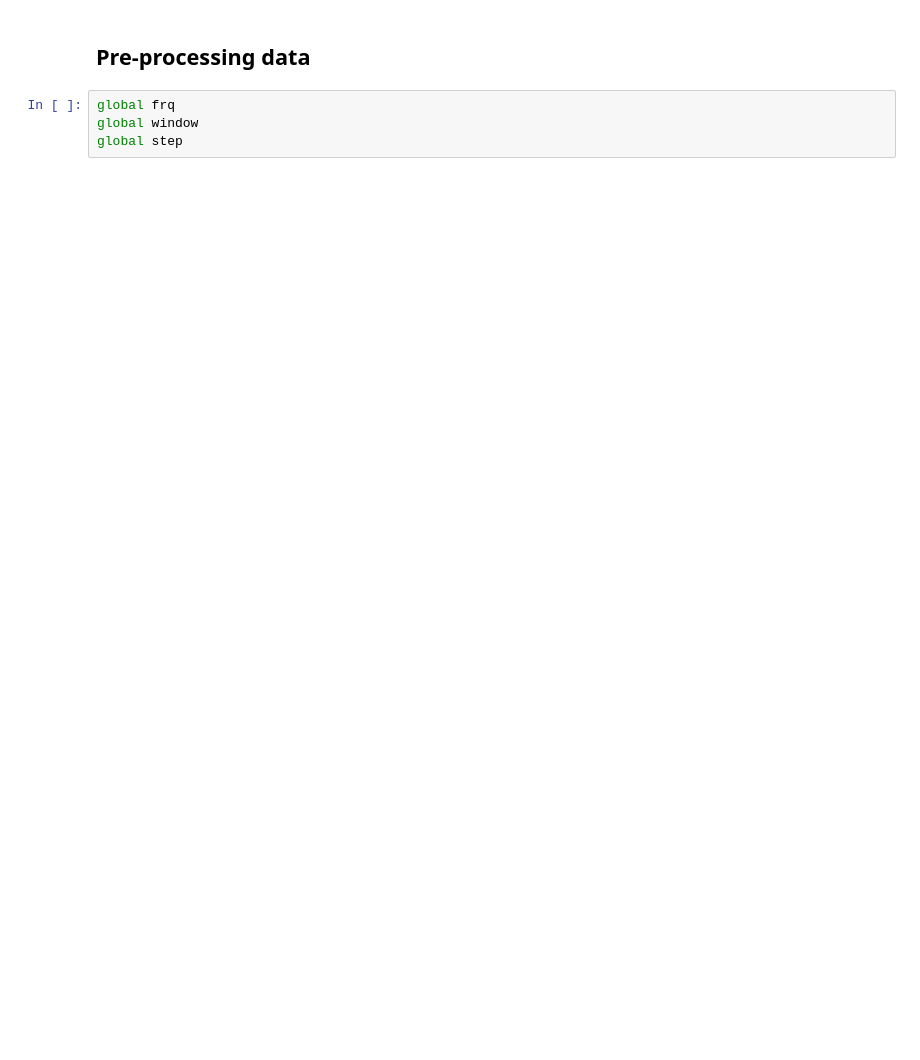
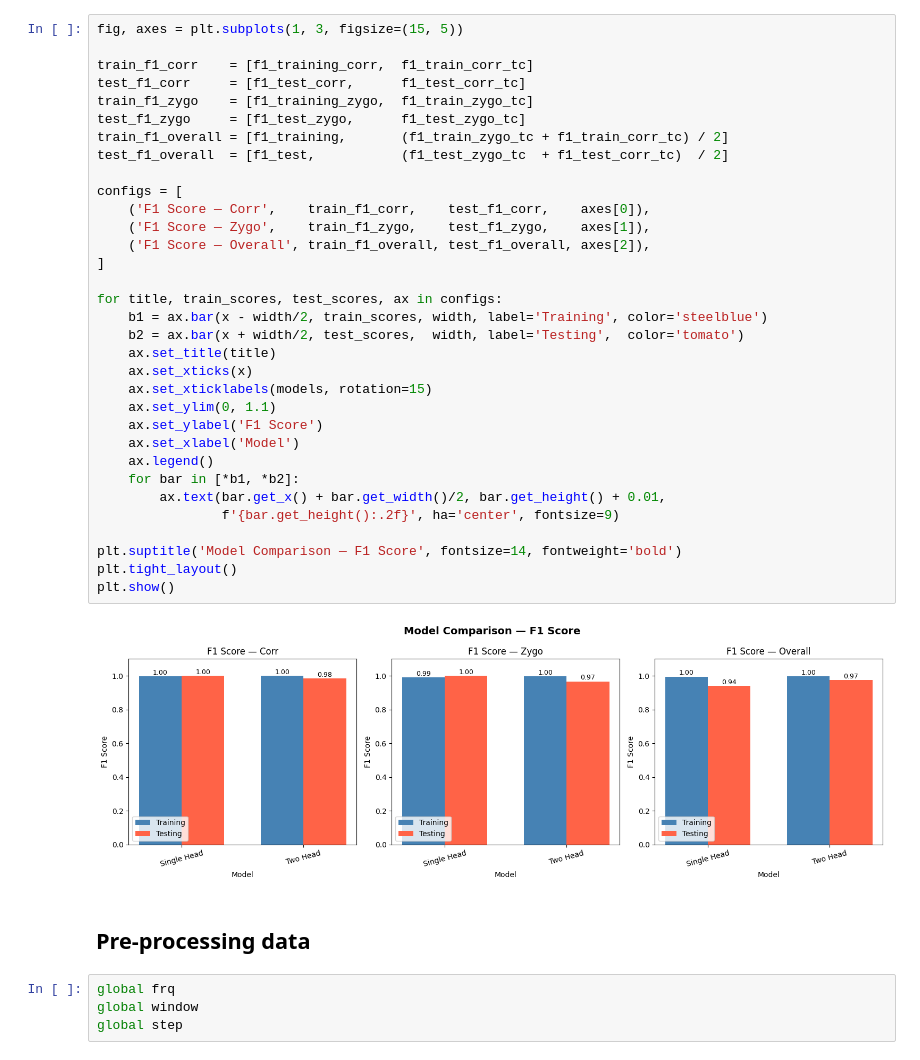
Before and after one commit to zeynoozkaya/SoundSleep, a Jupyter notebook: healthy_data_testing.ipynb, the cells around one changed output. Cells and saved outputs as stored; diff of their text form; blank space fills up the shorter version.

```diff
--- a/healthy_data_testing.ipynb
+++ b/healthy_data_testing.ipynb
@@ -101,3 +540,38 @@ model_contraction = results_single_head_contraction["models"][-1]
+# %%
+fig, axes = plt.subplots(1, 3, figsize=(15, 5))
+
+train_f1_corr    = [f1_training_corr,  f1_train_corr_tc]
+test_f1_corr     = [f1_test_corr,      f1_test_corr_tc]
+train_f1_zygo    = [f1_training_zygo,  f1_train_zygo_tc]
+test_f1_zygo     = [f1_test_zygo,      f1_test_zygo_tc]
+train_f1_overall = [f1_training,       (f1_train_zygo_tc + f1_train_corr_tc) / 2]
+test_f1_overall  = [f1_test,           (f1_test_zygo_tc  + f1_test_corr_tc)  / 2]
+
+configs = [
+    ('F1 Score — Corr',    train_f1_corr,    test_f1_corr,    axes[0]),
+    ('F1 Score — Zygo',    train_f1_zygo,    test_f1_zygo,    axes[1]),
+    ('F1 Score — Overall', train_f1_overall, test_f1_overall, axes[2]),
+]
+
+for title, train_scores, test_scores, ax in configs:
+    b1 = ax.bar(x - width/2, train_scores, width, label='Training', color='steelblue')
+    b2 = ax.bar(x + width/2, test_scores,  width, label='Testing',  color='tomato')
+    ax.set_title(title)
+    ax.set_xticks(x)
+    ax.set_xticklabels(models, rotation=15)
+    ax.set_ylim(0, 1.1)
+    ax.set_ylabel('F1 Score')
+    ax.set_xlabel('Model')
+    ax.legend()
+    for bar in [*b1, *b2]:
+        ax.text(bar.get_x() + bar.get_width()/2, bar.get_height() + 0.01,
+                f'{bar.get_height():.2f}', ha='center', fontsize=9)
+
+plt.suptitle('Model Comparison — F1 Score', fontsize=14, fontweight='bold')
+plt.tight_layout()
+plt.show()
+# %% [output]
+[figure, added]
 # %% [markdown]
 ## Pre-processing data
 # %%
```
Also changed, not shown: parts of 28 cells of this notebook.
